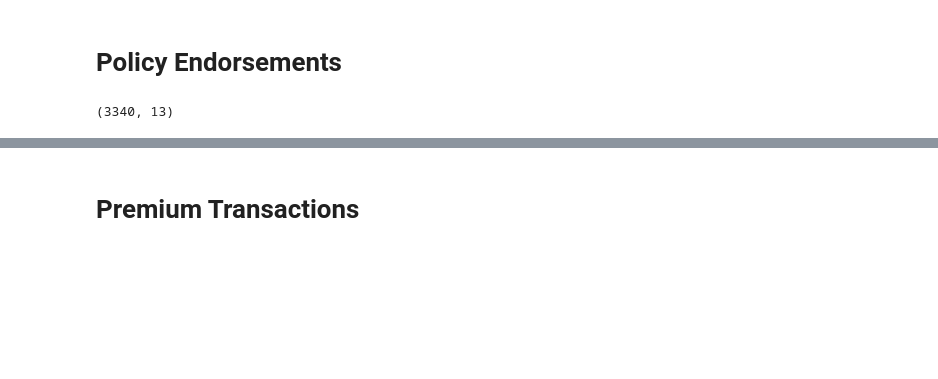
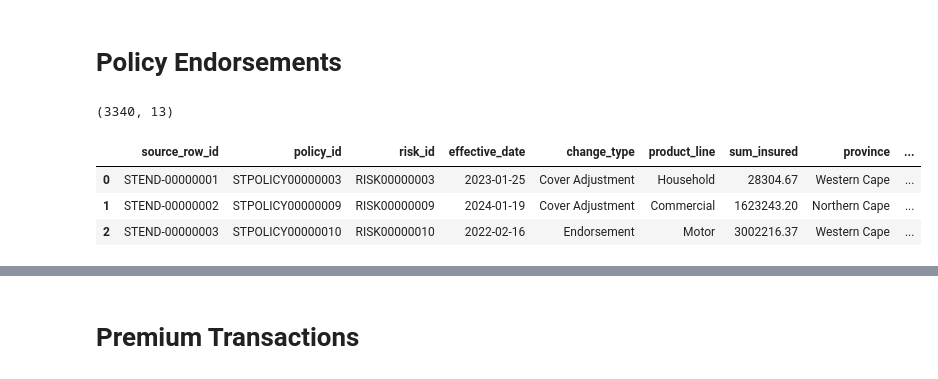
Before and after one commit to SumiK2001/https---github.com-SumiK2001-Santam-Final-Project, a Jupyter notebook: Untitled46.ipynb, the cells around one changed output, grey strips where cells are left out. Cells and saved outputs as stored; diff of their text form; code cells hidden in the pictures; blank space fills up the shorter version.

```diff
--- a/Untitled46.ipynb
+++ b/Untitled46.ipynb
@@ -311,3 +348,10 @@ policy_endorsements = pd.read_csv("Raw Data/santam_raw_policy_endorsements.csv")
 policy_endorsements.shape
 # %% [output]
 (3340, 13)
+# %%
+policy_endorsements.head(3)
+# %% [output]
+|  | source_row_id | policy_id | risk_id | effective_date | change_type | product_line | sum_insured | province | ... |
+| 0 | STEND-00000001 | STPOLICY00000003 | RISK00000003 | 2023-01-25 | Cover Adjustment | Household | 28304.67 | Western Cape | ... |
+| 1 | STEND-00000002 | STPOLICY00000009 | RISK00000009 | 2024-01-19 | Cover Adjustment | Commercial | 1623243.20 | Northern Cape | ... |
+| 2 | STEND-00000003 | STPOLICY00000010 | RISK00000010 | 2022-02-16 | Endorsement | Motor | 3002216.37 | Western Cape | ... |
```
Also changed, not shown: parts of 35 cells of this notebook, 4 other files.
